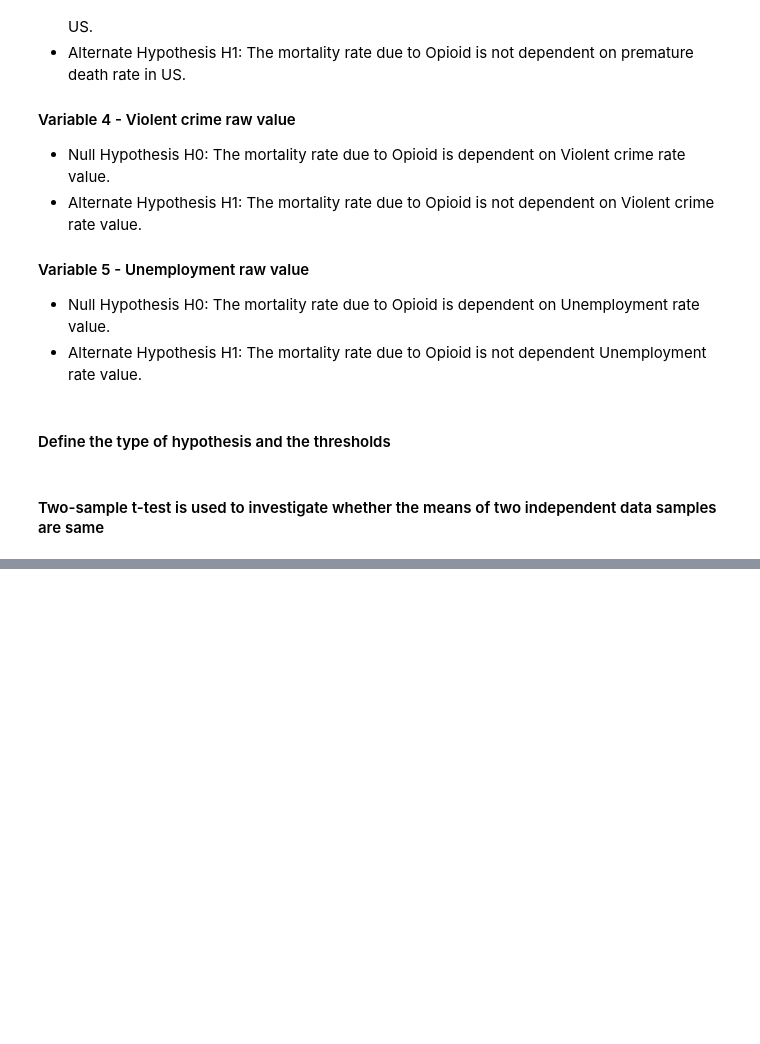
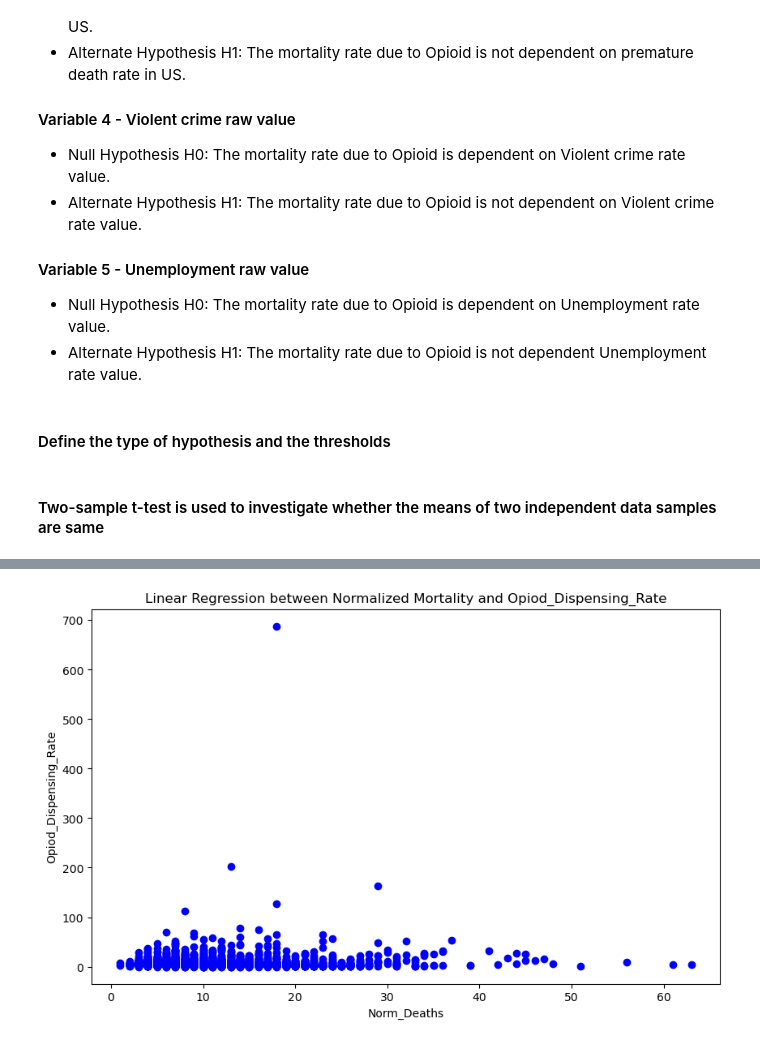
Before and after one commit to manishshah1698/OPIOID_DATA_ANALYSE, a Jupyter notebook: src/member/aditi/stage_3/Stage - III.ipynb, the cells around one changed output, grey strips where cells are left out. Cells and saved outputs as stored; diff of their text form; code cells hidden in the pictures; blank space fills up the shorter version.

```diff
--- a/src/member/aditi/stage_3/Stage - III.ipynb
+++ b/src/member/aditi/stage_3/Stage - III.ipynb
@@ -558,0 +588,3 @@ stats.ttest_ind(a= normalized_dataset[normalized_dataset["Binary_Norm_Deaths"]==
+# %%
+testDataset = superdataset;
+testDataset.head()
@@ -558,0 +599,5 @@ stats.ttest_ind(a= normalized_dataset[normalized_dataset["Binary_Norm_Deaths"]==
+# %%
+testDataset['Normalized_Dispensing_Rate'] = (testDataset['Opiod_Dispensing_Rate'] /testDataset["Population"]) * 100000
+# %%
+linear_df = testDataset[['Normalized_Dispensing_Rate','Norm_Deaths']]
+linear_df.head()
@@ -558,0 +611,30 @@ stats.ttest_ind(a= normalized_dataset[normalized_dataset["Binary_Norm_Deaths"]==
+# %%
+from sklearn.linear_model import LinearRegression
+from sklearn.model_selection import train_test_split
+
+
+X = linear_df['Norm_Deaths'].values.reshape(1, -1)
+Y = linear_df['Normalized_Dispensing_Rate'].values.reshape(1, -1)
+
+model = LinearRegression()
+model.fit(X, Y)
+y_pred = model.predict(X)
+plt.figure(figsize=(10,6))
+plt.scatter(X, Y, color='blue')
+plt.plot(X,y_pred,color='red')
+plt.title('Linear Regression between Normalized Mortality and Opiod_Dispensing_Rate')
+plt.xlabel('Norm_Deaths')
+plt.ylabel('Opiod_Dispensing_Rate')
+plt.show()
+
+#import plotly.express as px
+#import plotly.graph_objs as go
+
+#fig = go.Figure([
+#go.Scatter(x=X.squeeze(),y=Y.squeeze(),name='Noamlised deaths',mode='markers',marker=dict(color='blue')),
+#go.Scatter(x=X.squeeze(),y=y_pred.squeeze(),name='LinearRegression Model',mode='lines',marker=dict(color='red'))])
+#fig.update_layout(title='Linear Regression for Normalized Mortality vs Opiod_Dispensing_Rate', xaxis_title="Normalised Deaths",
+#    yaxis_title="Normalised Opioid Dispensing rate")
+#fig.show("png")
+# %% [output]
+[figure, added]
```
Also changed, not shown: parts of 23 cells of this notebook.
